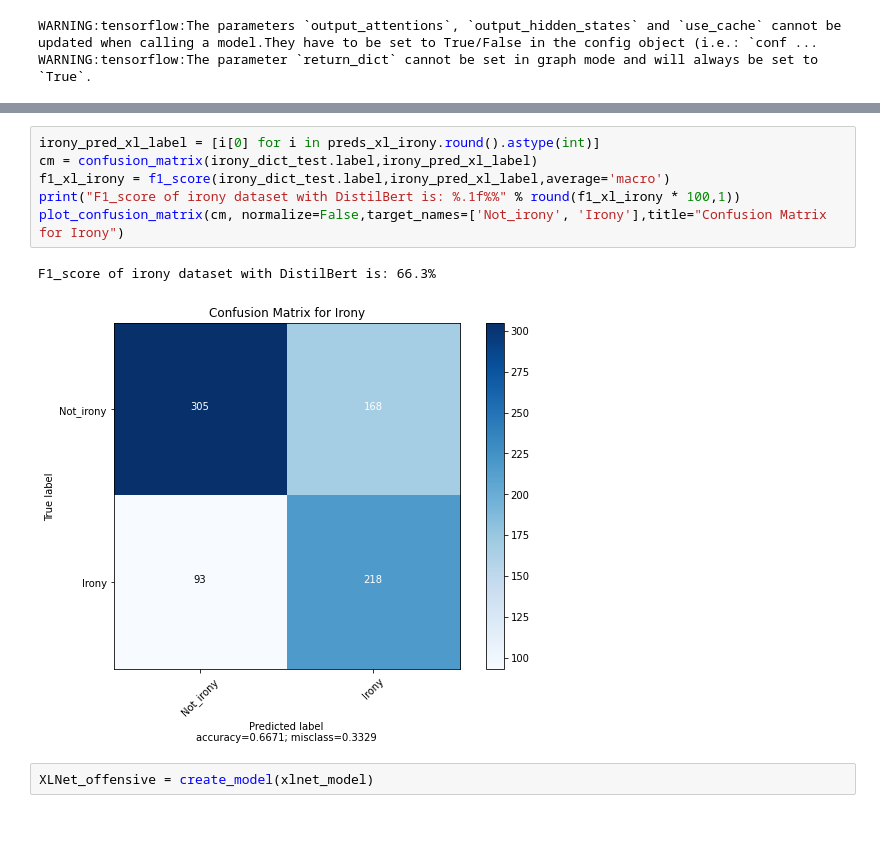
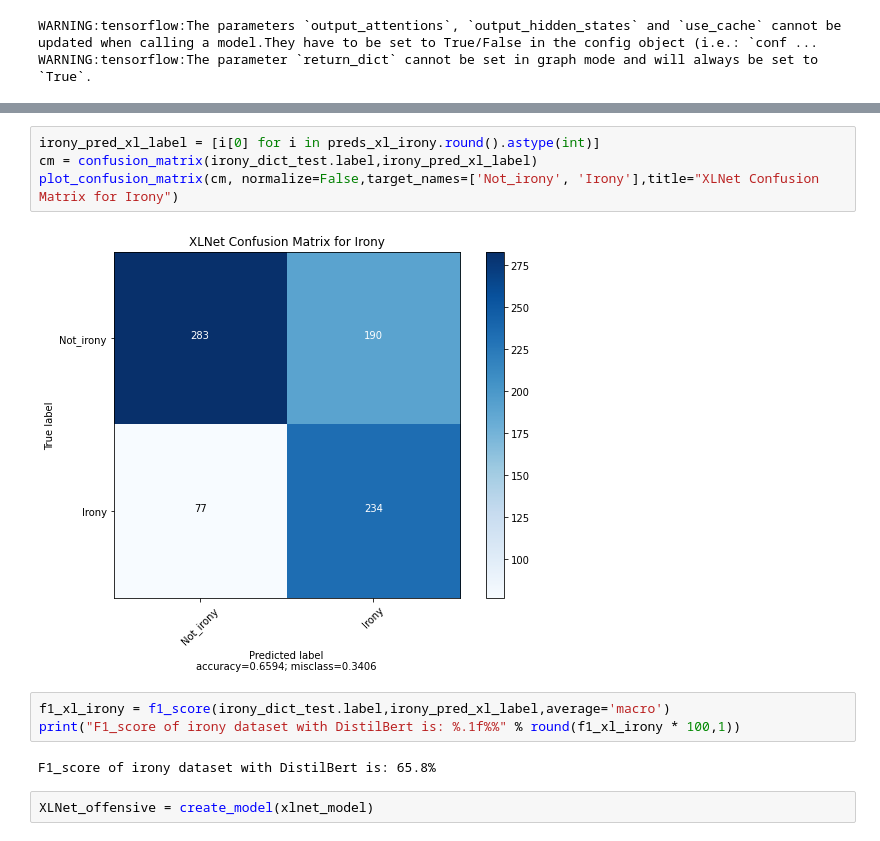
Before and after one commit to gibsonx/CE888, a Jupyter notebook: Assignment/Assignment_2.ipynb, the cells around one changed output, grey strips where cells are left out. Cells and saved outputs as stored; diff of their text form.

```diff
--- a/Assignment/Assignment_2.ipynb
+++ b/Assignment/Assignment_2.ipynb
@@ -362,12 +370,14 @@ WARNING:tensorflow:The parameter `return_dict` cannot be set in graph mode and w
 # %%
 irony_pred_xl_label = [i[0] for i in preds_xl_irony.round().astype(int)]
 cm = confusion_matrix(irony_dict_test.label,irony_pred_xl_label)
-f1_xl_irony = f1_score(irony_dict_test.label,irony_pred_xl_label,average='macro')
-print("F1_score of irony dataset with DistilBert is: %.1f%%" % round(f1_xl_irony * 100,1))
-plot_confusion_matrix(cm, normalize=False,target_names=['Not_irony', 'Irony'],title="Confusion Matrix for Irony")
+plot_confusion_matrix(cm, normalize=False,target_names=['Not_irony', 'Irony'],title="XLNet Confusion Matrix for Irony")
 # %% [output]
-F1_score of irony dataset with DistilBert is: 66.3%
-[figure, old version]
+[figure, new version]
+# %%
+f1_xl_irony = f1_score(irony_dict_test.label,irony_pred_xl_label,average='macro')
+print("F1_score of irony dataset with DistilBert is: %.1f%%" % round(f1_xl_irony * 100,1))
+# %% [output]
+F1_score of irony dataset with DistilBert is: 65.8%
 # %%
 XLNet_offensive = create_model(xlnet_model)
 # %% [output]
```
Also changed, not shown: parts of 25 cells of this notebook.
